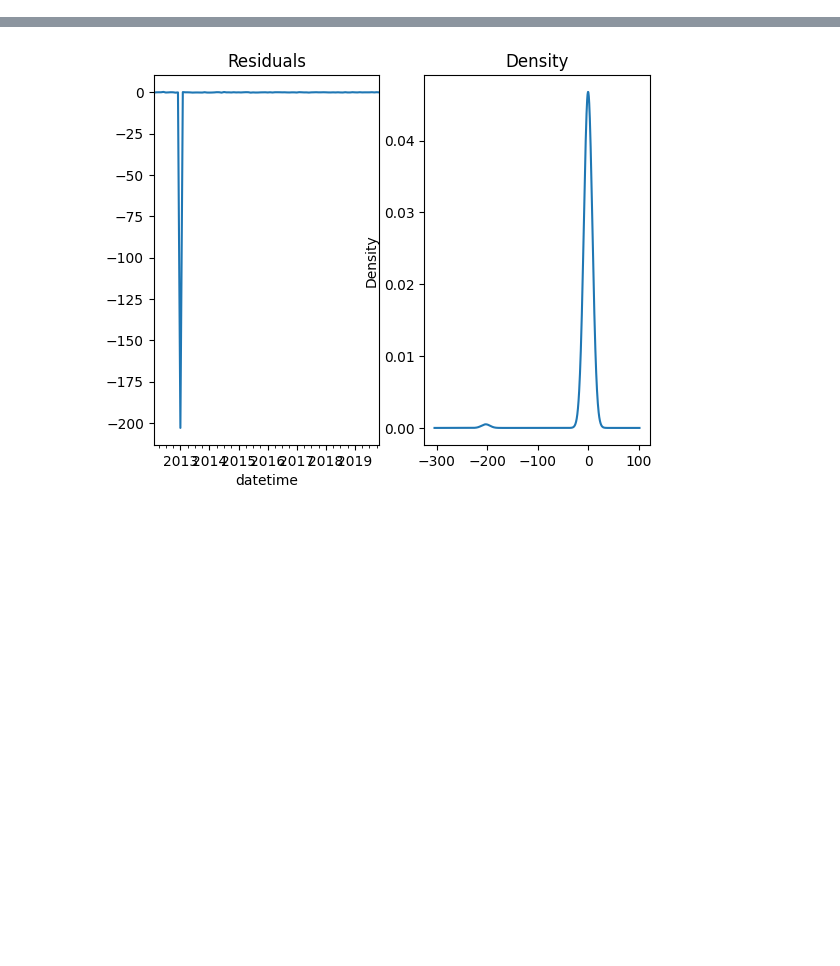
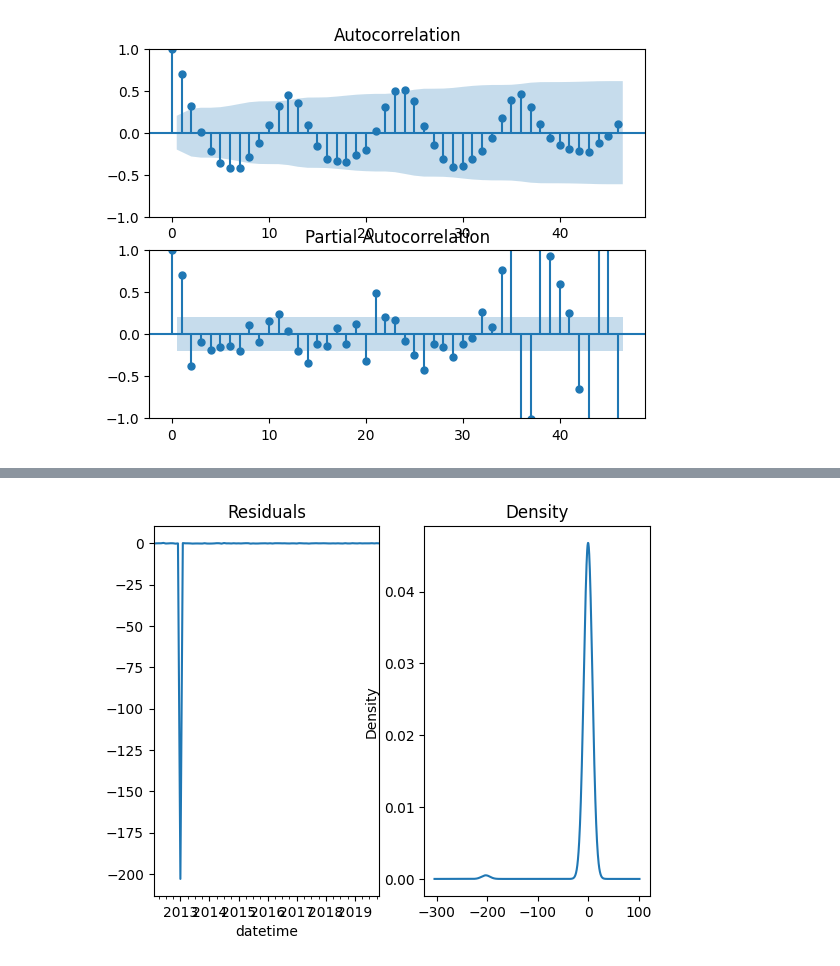
Before and after one commit to kaebry/DSF, a Jupyter notebook: Code/Arima_neptun.ipynb, the cells around one changed output, grey strips where cells are left out. Cells and saved outputs as stored; diff of their text form; code cells hidden in the pictures; blank space fills up the shorter version.

```diff
--- a/Code/Arima_neptun.ipynb
+++ b/Code/Arima_neptun.ipynb
@@ -165,0 +16,18 @@ plt.show()
+# %%
+## import and prepare montly data
+
+monthly_data = pd.read_csv("../Data/monthly_data.csv")
+# convert DateTime column into datetime format
+monthly_data["datetime"] = pd.to_datetime(monthly_data['datetime'])
+# set DateTime as index
+monthly_data.set_index("datetime", inplace=True)
+water_monthly = monthly_data[["water_level"]]
+
+## import and prepare weekly data
+
+weekly_data = pd.read_csv("../Data/weekly_data.csv")
+# convert DateTime column into datetime format
+weekly_data["datetime"] = pd.to_datetime(weekly_data['datetime'])
+# set DateTime as index
+weekly_data.set_index("datetime", inplace=True)
+water_weekly = weekly_data[["water_level"]]
@@ -165,0 +56,10 @@ plt.show()
+# %%
+# plot autocorrelation and partial autocorrelation
+fig, ax = plt.subplots(2,1)
+fig = sm.graphics.tsa.plot_acf(water_monthly, lags=46, ax=ax[0])
+fig = sm.graphics.tsa.plot_pacf(water_monthly, lags=46, ax=ax[1])
+plt.show()
+
+# the first two lags of the partial autocorrelation are still significant which suggests that the time series is non stationary
+# %% [output]
+[figure, added]
```
Also changed, not shown: parts of 49 cells of this notebook.
